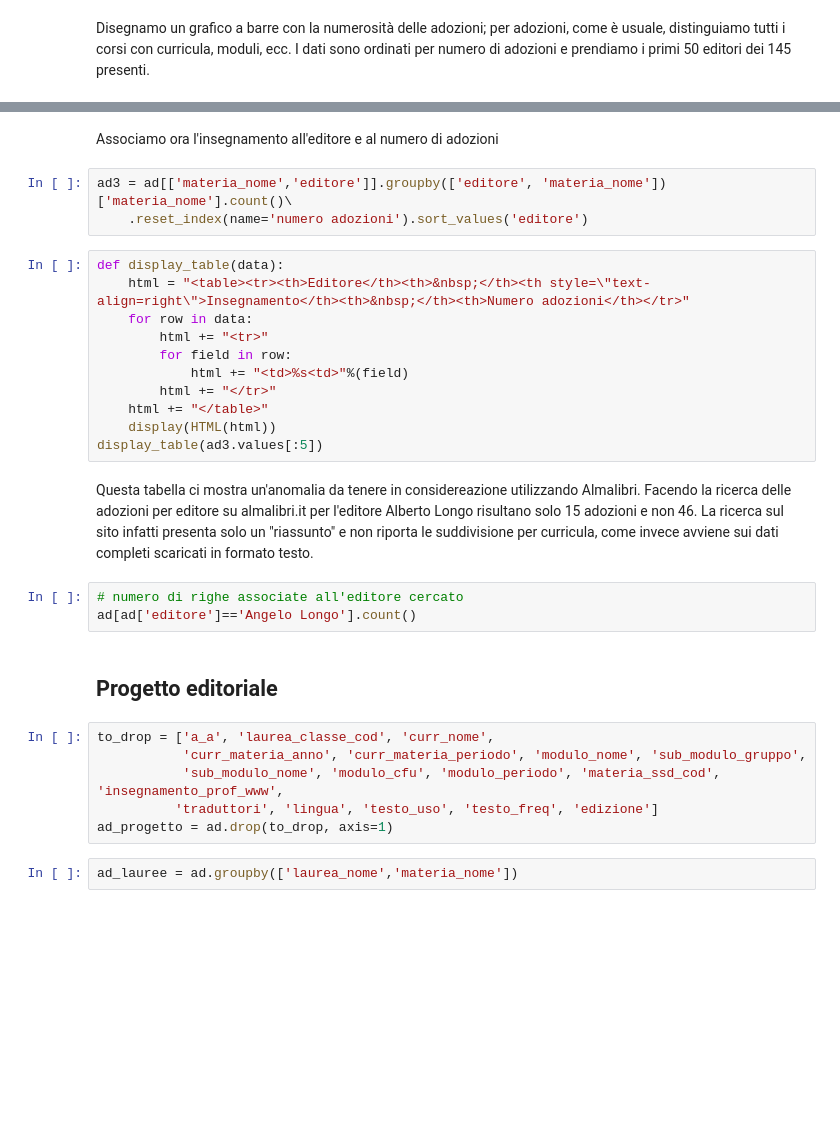
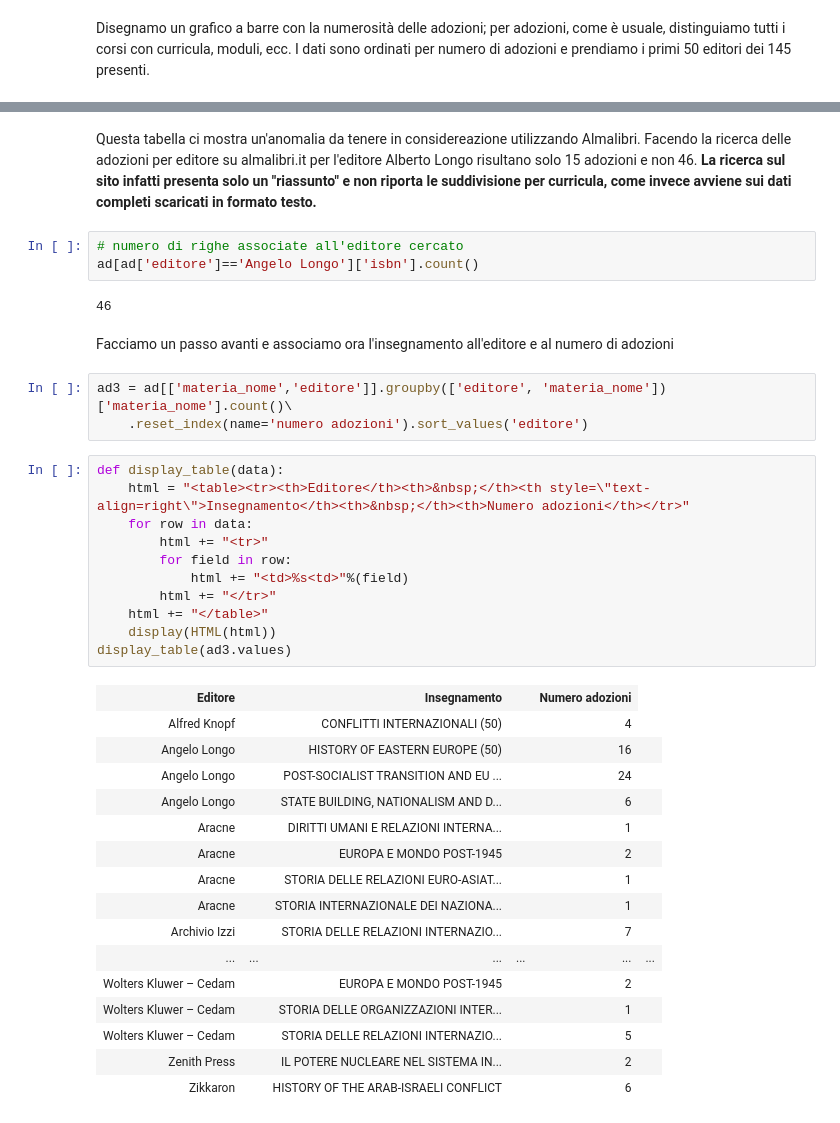
Before and after one commit to claudiotubertini/my_scraping_little_experience, a Jupyter notebook: editoria_universitaria1.ipynb, the cells around one changed output, grey strips where cells are left out. Drawn from its saved outputs; the diff is of its cells as text; blank space fills up the shorter version.

```diff
--- a/editoria_universitaria1.ipynb
+++ b/editoria_universitaria1.ipynb
@@ -89,31 +114,40 @@ plt.xticks(rotation=90)
+# %% [markdown]
+Questa tabella ci mostra un'anomalia da tenere in considereazione utilizzando Almalibri. Facendo la ricerca delle adozioni per editore su almalibri.it per l'editore Alberto Longo risultano solo 15 adozioni e non 46. **La ricerca sul sito infatti presenta solo un "riassunto" e non riporta le suddivisione per curricula, come invece avviene sui dati completi scaricati in formato testo.**
+# %%
+# numero di righe associate all'editore cercato
+ad[ad['editore']=='Angelo Longo']['isbn'].count()
+# %% [output]
+46
 # %% [markdown]
-Associamo ora l'insegnamento all'editore e al numero di adozioni
+Facciamo un passo avanti e associamo ora l'insegnamento all'editore e al numero di adozioni
 # %%
 ad3 = ad[['materia_nome','editore']].groupby(['editore', 'materia_nome'])['materia_nome'].count()\
     .reset_index(name='numero adozioni').sort_values('editore')
 # %%
 def display_table(data):
     html = "<table><tr><th>Editore</th><th>&nbsp;</th><th style=\"text-align=right\">Insegnamento</th><th>&nbsp;</th><th>Numero adozioni</th></tr>"
     for row in data:
         html += "<tr>"
         for field in row:
             html += "<td>%s<td>"%(field)
         html += "</tr>"
     html += "</table>"
     display(HTML(html))
-display_table(ad3.values[:5])
+display_table(ad3.values)
+# %% [output]
+| Editore |  | Insegnamento |  | Numero adozioni |
+| Alfred Knopf |  | CONFLITTI INTERNAZIONALI (50) |  | 4 |  |
+| Angelo Longo |  | HISTORY OF EASTERN EUROPE (50) |  | 16 |  |
+| Angelo Longo |  | POST-SOCIALIST TRANSITION AND EU ... |  | 24 |  |
+| Angelo Longo |  | STATE BUILDING, NATIONALISM AND D... |  | 6 |  |
+| Aracne |  | DIRITTI UMANI E RELAZIONI INTERNA... |  | 1 |  |
+| Aracne |  | EUROPA E MONDO POST-1945 |  | 2 |  |
+| Aracne |  | STORIA DELLE RELAZIONI EURO-ASIAT... |  | 1 |  |
+| Aracne |  | STORIA INTERNAZIONALE DEI NAZIONA... |  | 1 |  |
+| Archivio Izzi |  | STORIA DELLE RELAZIONI INTERNAZIO... |  | 7 |  |
+| ... | ... | ... | ... | ... | ... |
+| Wolters Kluwer – Cedam |  | EUROPA E MONDO POST-1945 |  | 2 |  |
+| Wolters Kluwer – Cedam |  | STORIA DELLE ORGANIZZAZIONI INTER... |  | 1 |  |
+| Wolters Kluwer – Cedam |  | STORIA DELLE RELAZIONI INTERNAZIO... |  | 5 |  |
+| Zenith Press |  | IL POTERE NUCLEARE NEL SISTEMA IN... |  | 2 |  |
+| Zikkaron |  | HISTORY OF THE ARAB-ISRAELI CONFLICT |  | 6 |  |
-# %% [markdown]
-Questa tabella ci mostra un'anomalia da tenere in considereazione utilizzando Almalibri. Facendo la ricerca delle adozioni per editore su almalibri.it per l'editore Alberto Longo risultano solo 15 adozioni e non 46. La ricerca sul sito infatti presenta solo un "riassunto" e non riporta le suddivisione per curricula, come invece avviene sui dati completi scaricati in formato testo.
-# %%
-# numero di righe associate all'editore cercato
-ad[ad['editore']=='Angelo Longo'].count()
-# %% [markdown]
-## Progetto editoriale
-# %%
-to_drop = ['a_a', 'laurea_classe_cod', 'curr_nome',
-           'curr_materia_anno', 'curr_materia_periodo', 'modulo_nome', 'sub_modulo_gruppo',
-           'sub_modulo_nome', 'modulo_cfu', 'modulo_periodo', 'materia_ssd_cod', 'insegnamento_prof_www',
-          'traduttori', 'lingua', 'testo_uso', 'testo_freq', 'edizione']
-ad_progetto = ad.drop(to_drop, axis=1)
-# %%
-ad_lauree = ad.groupby(['laurea_nome','materia_nome'])
```
Also changed, not shown: parts of 7 cells of this notebook.
